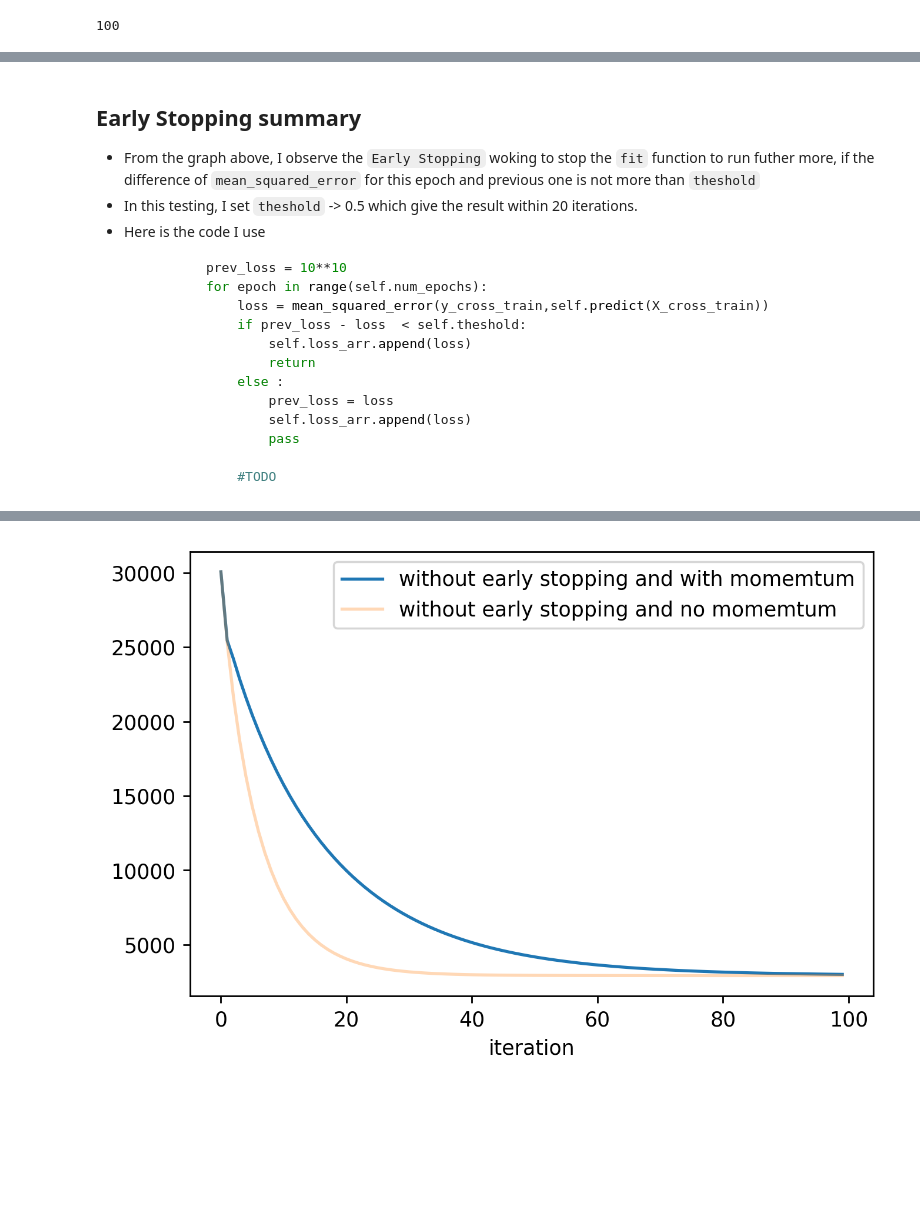
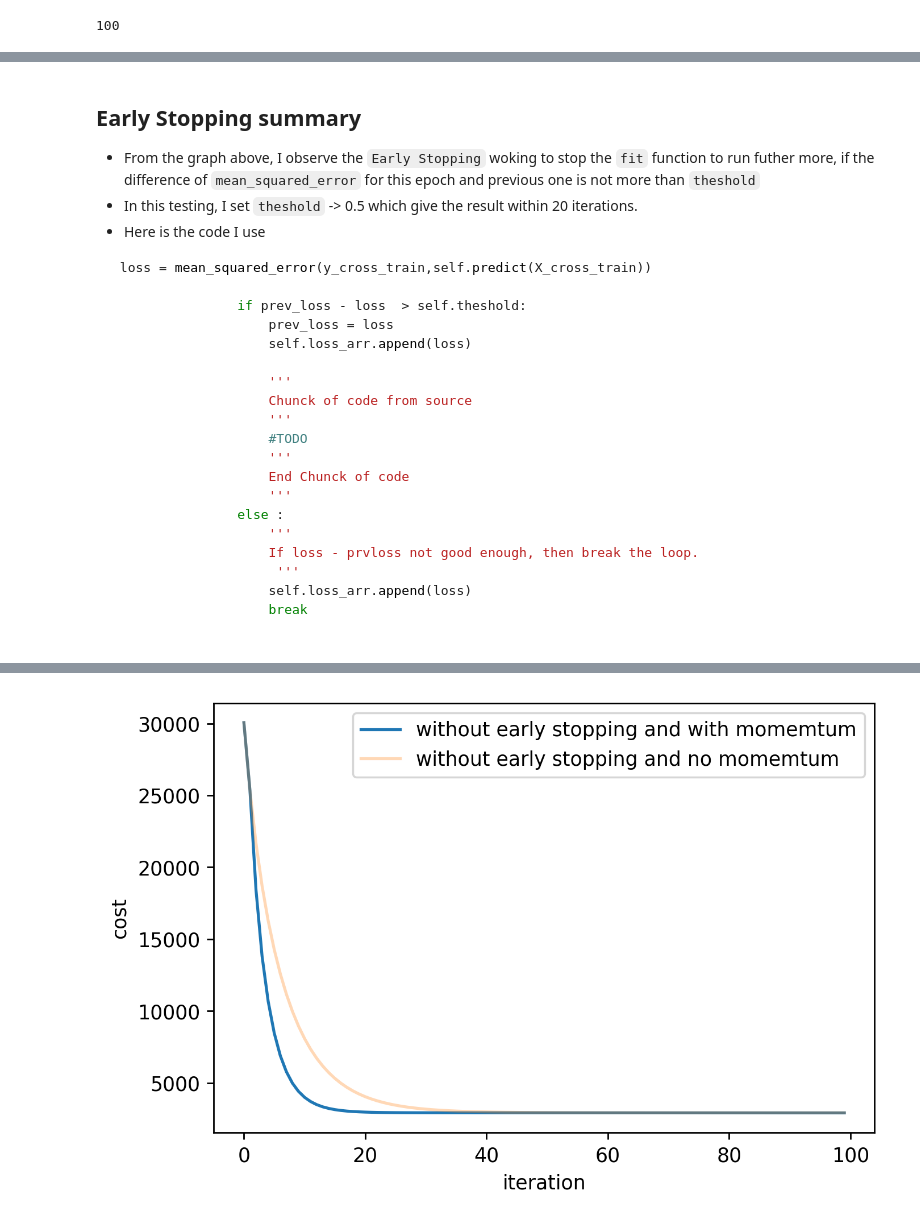
Before and after one commit to AtiChetsurakul/codealongcsfordsaiAti, a Jupyter notebook: _new_work_here/ati_linear_reg_st123009.ipynb, the cells around one changed output, grey strips where cells are left out. Saved outputs shown, nothing was run; the diff lists cells and outputs as text; code cells hidden in the pictures; blank space fills up the shorter version.

````diff
--- a/_new_work_here/ati_linear_reg_st123009.ipynb
+++ b/_new_work_here/ati_linear_reg_st123009.ipynb
@@ -316,18 +328,26 @@ plt.show()
 - In this testing, I set `theshold` -> 0.5 which give the result within 20 iterations.
 - Here is the code I use
 ```python
-            prev_loss = 10**10
-            for epoch in range(self.num_epochs):
-                loss = mean_squared_error(y_cross_train,self.predict(X_cross_train))
-                if prev_loss - loss  < self.theshold:
-                    self.loss_arr.append(loss)
-                    return
-                else :
+ loss = mean_squared_error(y_cross_train,self.predict(X_cross_train))
+
+                if prev_loss - loss  > self.theshold:
                     prev_loss = loss
                     self.loss_arr.append(loss)
-                    pass
 
-                #TODO
+                    '''
+                    Chunck of code from source
+                    '''
+                    #TODO
+                    '''
+                    End Chunck of code
+                    '''
+                else :
+                    '''
+                    If loss - prvloss not good enough, then break the loop.
+                     '''
+                    self.loss_arr.append(loss)
+                    break
+
 ```
 # %% [markdown]
 ## 2. Momentum
@@ -405,37 +425,36 @@ class LinearRegression_momentum(LinearRegression_stoper):
         self.cv         = cv
         self.theshold = theshold
         self.mmt = momentum
-        self.prev_step = None
+        self.prev_step = 0
+
+
 
     def _train(self, X, y):
         yhat = self.predict(X)
-        grad = X.T @(yhat - y)
-        step = grad * self.alpha
-        # self.theta = self.theta - self.alpha * grad
-        if self.prev_step is not None:
-            self.theta = self.theta - step + self.mmt * self.prev_step
-            self.prev_step = step
-        else:
-            self.theta = self.theta - step
-            self.prev_step = step
+        # if self.mmt == 0:
+        #     self.theta = self.theta - (X.T @ (yhat - y)) * self.alpha
+        # else:
+
+        step = (X.T @ (yhat - y)) * self.alpha
+        self.theta = (self.theta - (step)) - ((self.mmt) * self.prev_step)
+        self.prev_step = step
 # %%
-lr_mmt = LinearRegression_momentum(alpha=0.0003,num_epochs = 100,theshold=-100,momentum=0.6)
-lr_no_mmt = LinearRegression_momentum(alpha=0.0003,num_epochs = 100,theshold=-100,momentum=0)
+lr_mmt = LinearRegression_momentum(alpha=0.0003,num_epochs = 100,theshold=-10**100,momentum=0.9)
+lr_no_mmt = LinearRegression_momentum(alpha=0.0003,num_epochs = 100,theshold=-10**100,momentum=0)
 lr_mmt.fit(X_train,y_train)
 lr_no_mmt.fit(X_train,y_train)
-lr_mmt.prev_step
 # %%
 plt.figure(dpi = 250)
 plt.plot(lr_mmt.loss_arr,label = 'without early stopping and with momemtum')
 plt.plot(lr_no_mmt.loss_arr,label = 'without early stopping and no momemtum',alpha=0.3)
 
-plt.xlabel('cost')
+plt.ylabel('cost')
 plt.xlabel('iteration')
 plt.legend()
 
 plt.show()
 # %% [output]
-[figure, old version]
+[figure, new version]
 # %% [markdown]
 ## Momentum summary
 - the graph above is plot between the fit with momentum and without momentum applied.
````
Also changed, not shown: parts of 3 cells of this notebook.
